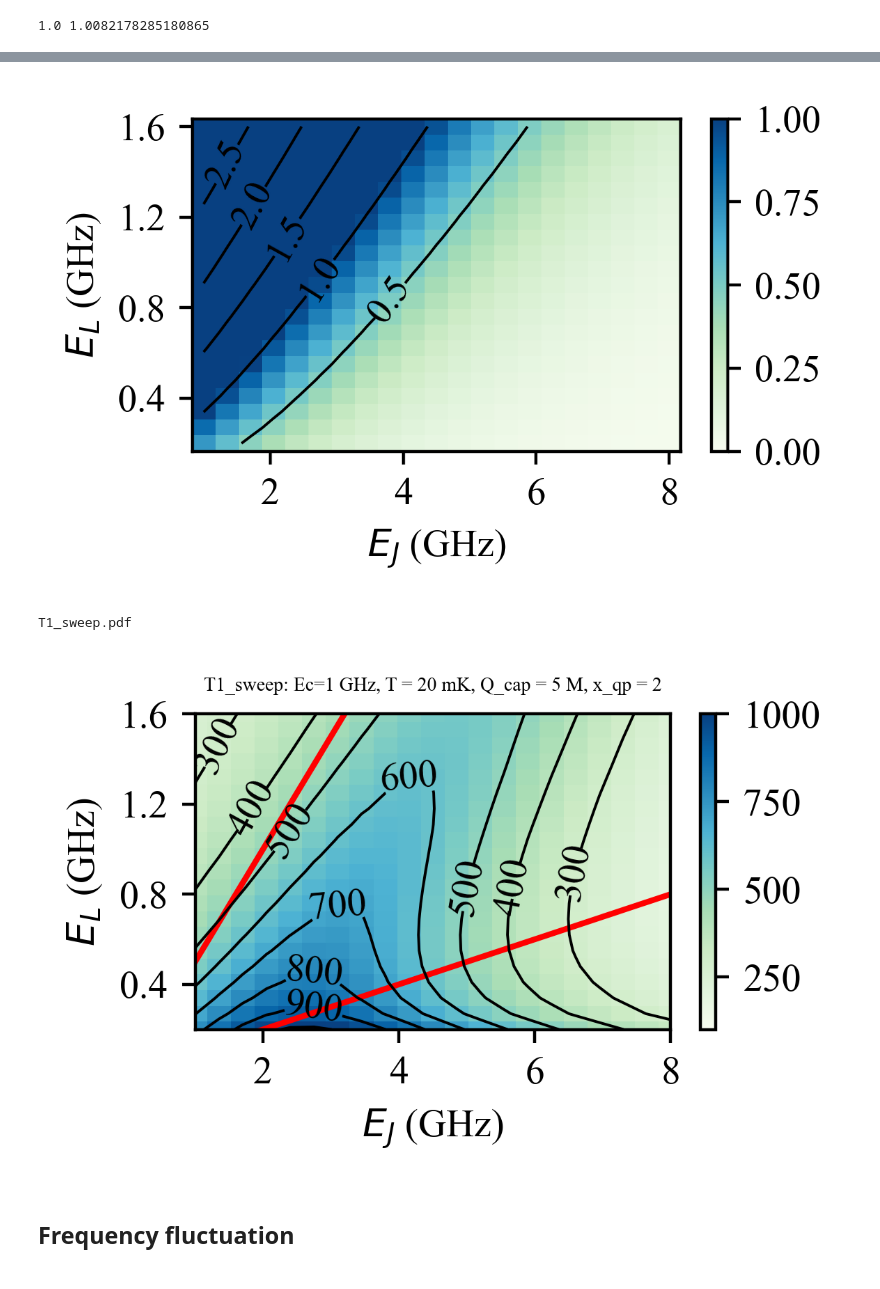
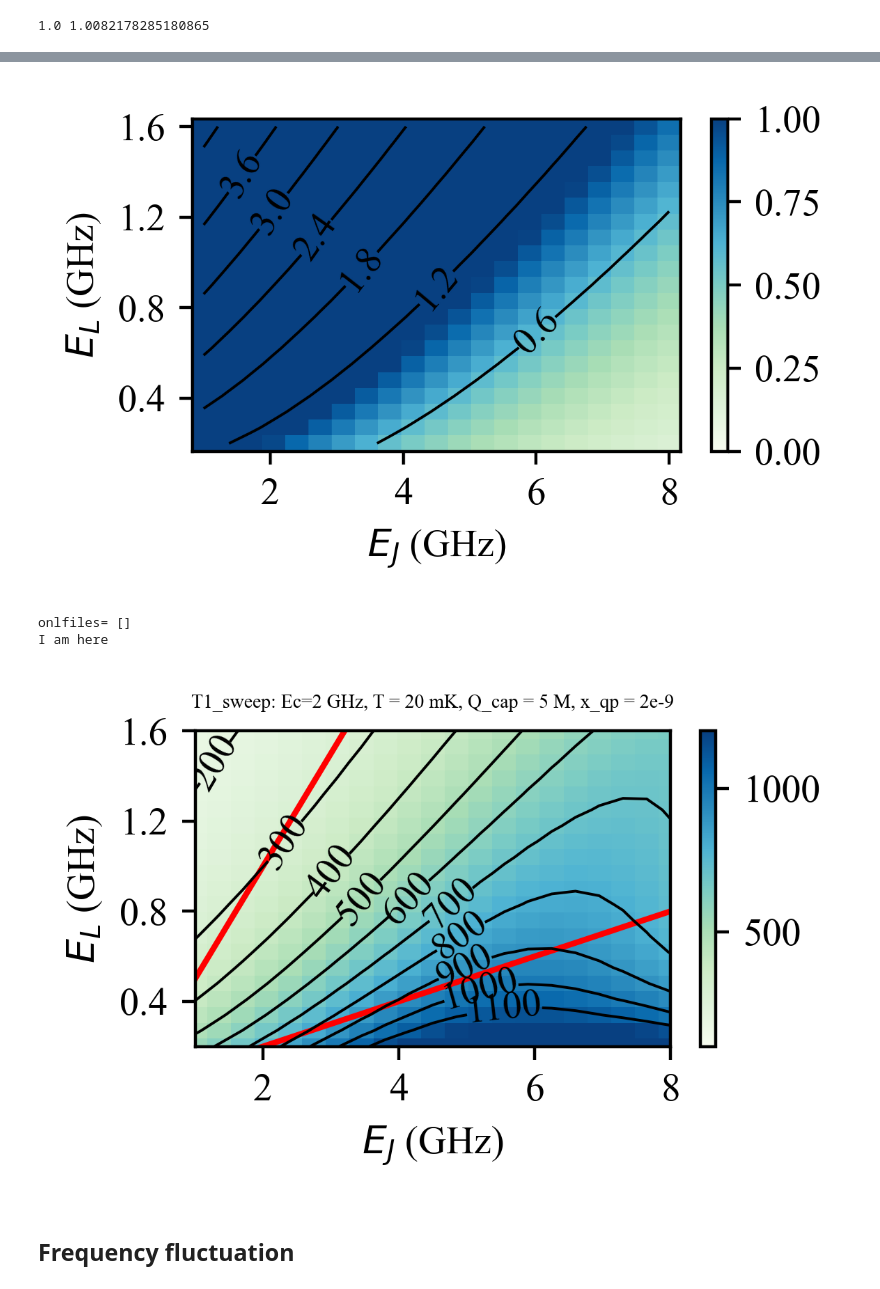
Before and after one commit to vincentliu66/Fluxonium_berkeley, a Jupyter notebook: Notebooks_Liu/0a.Fluxonium parameter sweep.ipynb, the cells around one changed output, grey strips where cells are left out. Saved outputs shown, nothing was run; the diff lists cells and outputs as text; code cells hidden in the pictures.

```diff
--- a/Notebooks_Liu/0a.Fluxonium parameter sweep.ipynb
+++ b/Notebooks_Liu/0a.Fluxonium parameter sweep.ipynb
@@ -29,7 +27,7 @@ rcParams['font.serif'] = ['Times New Roman']
 ## Frequencies and matrix elements variation
 # %%
 N = 30 #number of levels
-E_C = 1 #Charging energy, GHz
+E_C = 2 #Charging energy, GHz
 level_num = 10
 phi_ext = 0.5
 
@@ -78,8 +76,8 @@ T_diel = 20e-3 #effective temperature in K
 T_qp = 20e-3 #effective temperature in K
 Q_cap = (2e-7)**-1
 Q_qp = (2e-9)**-1
-x_qp = 5e-9
+x_qp = 2e-9
 phi = 0.5
-print(T_qp)
-print (1/Q_cap)
-print (1/Q_qp)
+# print(T_qp)
+# print (1/Q_cap)
+# print (1/Q_qp)
@@ -90,7 +84,7 @@ print (1/Q_qp)
 # %%
 E_L_array = np.linspace(0.2,1.6,21)
 E_J_array = np.linspace(1,8,21)
-gamma = np.zeros((len(E_J_array), len(E_L_array), 3), dtype = complex)
+gamma = np.zeros((len(E_J_array), len(E_L_array), 4), dtype = complex)
 def gamma1(E_L, E_J):   # calculate the gamma1 based on EL, EJ values
     H = fluxonium.bare_hamiltonian(N, E_L, E_C, E_J, phi*2*np.pi) #Hamiltonian
     freq = H.eigenenergies()[1] - H.eigenenergies()[0] #transition freq
@@ -99,8 +93,8 @@ def gamma1(E_L, E_J):   # calculate the gamma1 based on EL, EJ values
     p_me = fluxonium.phase_matrix_element(N, E_L, E_C, E_J, phi*2*np.pi, 0, 1) #Matrix element
     gamma_cap = fluxonium.relaxation_rate_cap(E_L, E_C, E_J, Q_cap,freq, p_me, T_diel)*thermal_factor_diel
     gamma_qp = fluxonium.relaxation_rate_qp_array(E_L, E_C, E_J, Q_qp, freq, p_me)*thermal_factor_qp
-    # gamma_qp_01 = fluxonium.relaxation_rate_qp_01(E_L, E_C, x_qp, freq)*thermal_factor_qp
-    return gamma_cap, gamma_qp, freq
+    gamma_qp_01 = fluxonium.relaxation_rate_qp_01(E_L, E_C, E_J, x_qp, freq, p_me)*thermal_factor_qp
+    return gamma_cap, gamma_qp, gamma_qp_01, freq
 
 for J_idx, E_J in enumerate(E_J_array):
     for L_idx, E_L in enumerate(E_L_array):
@@ -161,19 +172,19 @@ plt.tight_layout()
 # %%
-# gamma_qp
+# qubit frequency
 
 plt.figure(figsize=[3,2])
 plt.ylabel(r'$E_L$ (GHz)')
 plt.xlabel(r'$E_J$ (GHz)')
 X,Y = np.meshgrid(E_J_array, E_L_array)
-Z = abs(gamma[:,:,2]).transpose()
+Z = abs(gamma[:,:,3]).transpose()
 plt.pcolormesh(X,Y,Z, cmap = 'GnBu', vmin = 0.0, vmax = 1.0)
 # plt.pcolormesh(X,Y,Z, cmap = 'GnBu')
 cbar=plt.colorbar()
 # contours = plt.contour(X,Y,Z,11, colors = 'black', vmin = 0.0, vmax = 1.0,linewidths = 0.7, alpha = 1)
 contours = plt.contour(X,Y,Z,6, colors = 'black', vmin = 0.0, vmax = 1.0,linewidths = 0.7, alpha = 1)
 plt.clabel(contours, inline=True, fontsize=10, fmt='%1.1f')
 plt.yticks([0.4, 0.8, 1.2, 1.6])
 plt.xticks([2,4,6,8])
 plt.tight_layout()
 # %% [output]
-[figure, old version]
+[figure, new version]
@@ -180,36 +224,43 @@ plt.tight_layout()
+# %%
+basepath = 'C:/Users/Chuanhong/OneDrive/Desktop/Projects/2023Fluxonium/Fluxonium_berkeley_repository_learning/'
+expname = 'T1_sweep'
+file_fomrat = '.pdf'
+file_number = fileNumber(basepath, expname, file_fomrat)
+file_dir_name = basepath+expname+'/'+expname+'_' +file_number+file_fomrat
+# %% [output]
+onlfiles= []
+I am here
 # %%
 from matplotlib import rcParams
 rcParams['font.family'] = 'serif'
 rcParams['font.serif'] = ['Times New Roman']
-figpath = 'C:/Users/Chuanhong/OneDrive/Desktop/Projects/2023Fluxonium/Fluxonium_berkeley_repository_learning/'
+# figname = expname
 # titlename = 'T1_sweep: Ec={E_c:.0f} GHz, T = {T_eff:.0f} mK, Q_cap = {Q_cap:.0f}, X_qp = {Q_qp:.0f}'.format(E_c=E_C, T_eff=20, Q_cap=Q_cap, X_qp=Q_qp)
-titlename = 'T1_sweep: Ec={E_c:.0f} GHz, T = {T_eff:.0f} mK, Q_cap = {Q_cap:.0f} M, x_qp = {X_qp:.0f}'.format(E_c=E_C, T_eff=20, Q_cap=Q_cap/1e6, X_qp = 1e9/Q_qp)
-figname = 'T1_sweep.pdf'
-print(figname)
-
+titlename = 'T1_sweep: Ec={E_c:.0f} GHz, T = {T_eff:.0f} mK, Q_cap = {Q_cap:.0f} M, x_qp = {X_qp:.0f}e-9'.format(E_c=E_C, T_eff=20, Q_cap=Q_cap/1e6, X_qp = 1e9/Q_qp)
+# print(figname)
 plt.figure(figsize=[3,2])
 plt.ylabel(r'$E_L$ (GHz)')
 plt.xlabel(r'$E_J$ (GHz)')
 X,Y = np.meshgrid(E_J_array, E_L_array)
-Z = (abs(gamma[:,:,0])+abs(gamma[:,:,1])).transpose()
+Z = (abs(gamma[:,:,0])+abs(gamma[:,:,2])).transpose()
 
 plt.plot(X[0], 0.1*X[0], 'r')
 plt.plot(X[0], 0.5*X[0], 'r')
 plt.xlim([1,8])
 plt.ylim([0.2,1.6])
-plt.pcolormesh(X,Y,(Z**-1)*1e6, cmap = 'GnBu', vmin = 1e2, vmax = 1e3)
+plt.pcolormesh(X,Y,(Z**-1)*1e6, cmap = 'GnBu', vmin = 1e2, vmax = 1.2e3)
 plt.colorbar()
-contours = plt.contour(X,Y,(Z**-1)*1e6, levels=np.arange(300, 1100, 100), colors = 'black', vmin = 1e2, vmax = 1e3,linewidths = 0.7, alpha = 1)
+contours = plt.contour(X,Y,(Z**-1)*1e6, levels=np.arange(100, 1200, 100), colors = 'black', vmin = 1e2, vmax = 1e3,linewidths = 0.7, alpha = 1)
 plt.clabel(contours, inline=True, fontsize=10, fmt='%1.0f')
 plt.yticks([0.4, 0.8, 1.2, 1.6])
 plt.xticks([2,4,6,8])
 plt.title(titlename, fontsize = 5)
 plt.tight_layout()
 
-# plt.savefig(figpath+figname)
+if 0:
+    plt.savefig(file_dir_name)
 # %% [output]
-T1_sweep.pdf
-[figure, old version]
+[figure, new version]
 # %% [markdown]
 ## Frequency fluctuation
 # %%
```
Also changed, not shown: parts of 8 cells of this notebook, 4 other files.
